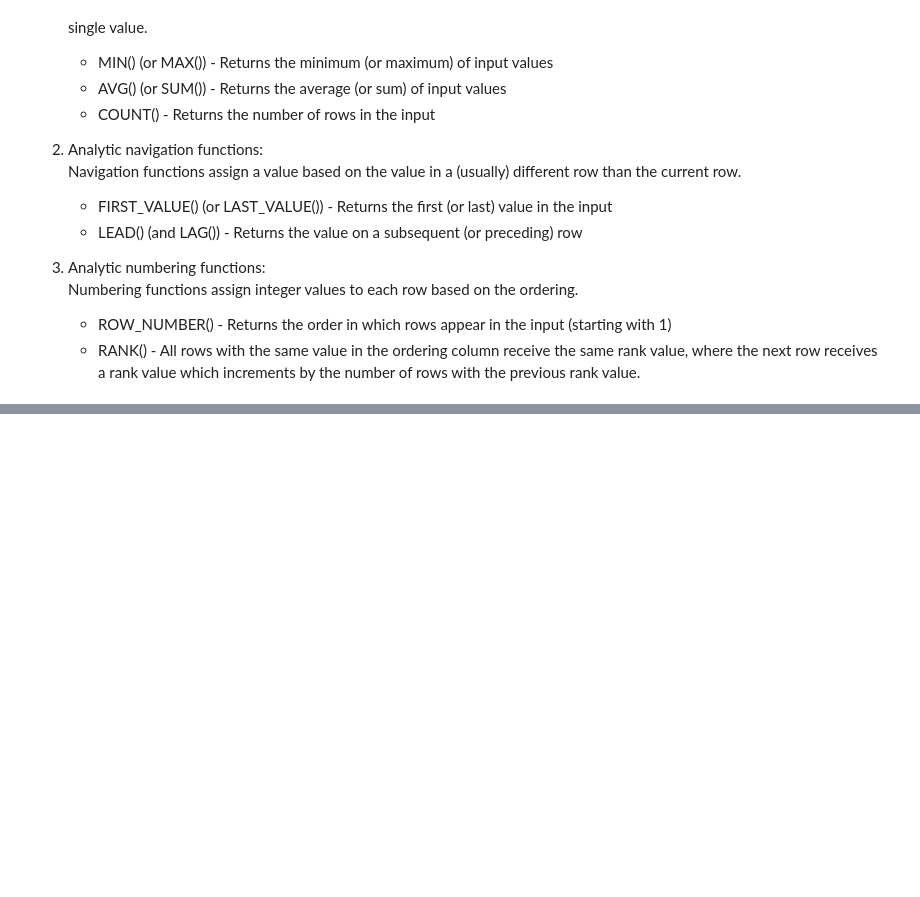
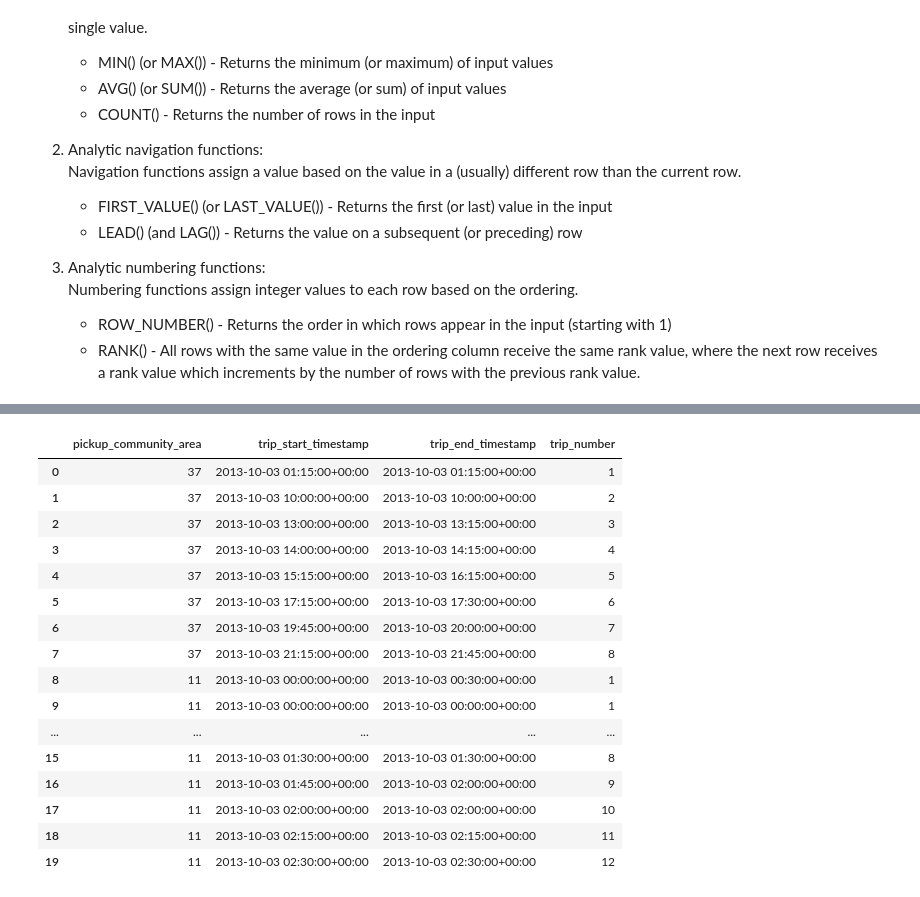
Before and after one commit to jrobador/data_science, a Jupyter notebook: sql-biq_query/analytic_functions.ipynb, the cells around one changed output, grey strips where cells are left out. Drawn from its saved outputs; the diff is of its cells as text; code cells hidden in the pictures; blank space fills up the shorter version.

```diff
--- a/sql-biq_query/analytic_functions.ipynb
+++ b/sql-biq_query/analytic_functions.ipynb
@@ -39,0 +43,14 @@ The example above uses only one of many analytic functions. BigQuery supports a
+# %%
+from google.cloud import bigquery
+
+client = bigquery.Client(project="sqlbigquery7711")
+
+dataset_ref = client.dataset("chicago_taxi_trips", project="bigquery-public-data")
+
+dataset = client.get_dataset(dataset_ref)
+
+table_ref = dataset_ref.table("taxi_trips")
+
+table = client.get_table(table_ref)
+
+client.list_rows(table, max_results=5).to_dataframe()
@@ -39,0 +117,37 @@ The example above uses only one of many analytic functions. BigQuery supports a
+# %%
+trip_number_query = """
+                    SELECT pickup_community_area,
+                        trip_start_timestamp,
+                        trip_end_timestamp,
+                        RANK()
+                        OVER(
+                            PARTITION BY pickup_community_area
+                            ORDER BY trip_start_timestamp
+                        ) AS trip_number
+                    FROM `bigquery-public-data.chicago_taxi_trips.taxi_trips`
+                    WHERE DATE(trip_start_timestamp) = '2013-10-03'
+                    """
+
+query_job = client.query(trip_number_query)
+
+query_df = query_job.to_dataframe()
+# %%
+query_df.head(20)
+# %% [output]
+|  | pickup_community_area | trip_start_timestamp | trip_end_timestamp | trip_number |
+| 0 | 37 | 2013-10-03 01:15:00+00:00 | 2013-10-03 01:15:00+00:00 | 1 |
+| 1 | 37 | 2013-10-03 10:00:00+00:00 | 2013-10-03 10:00:00+00:00 | 2 |
+| 2 | 37 | 2013-10-03 13:00:00+00:00 | 2013-10-03 13:15:00+00:00 | 3 |
+| 3 | 37 | 2013-10-03 14:00:00+00:00 | 2013-10-03 14:15:00+00:00 | 4 |
+| 4 | 37 | 2013-10-03 15:15:00+00:00 | 2013-10-03 16:15:00+00:00 | 5 |
+| 5 | 37 | 2013-10-03 17:15:00+00:00 | 2013-10-03 17:30:00+00:00 | 6 |
+| 6 | 37 | 2013-10-03 19:45:00+00:00 | 2013-10-03 20:00:00+00:00 | 7 |
+| 7 | 37 | 2013-10-03 21:15:00+00:00 | 2013-10-03 21:45:00+00:00 | 8 |
+| 8 | 11 | 2013-10-03 00:00:00+00:00 | 2013-10-03 00:30:00+00:00 | 1 |
+| 9 | 11 | 2013-10-03 00:00:00+00:00 | 2013-10-03 00:00:00+00:00 | 1 |
+| ... | ... | ... | ... | ... |
+| 15 | 11 | 2013-10-03 01:30:00+00:00 | 2013-10-03 01:30:00+00:00 | 8 |
+| 16 | 11 | 2013-10-03 01:45:00+00:00 | 2013-10-03 02:00:00+00:00 | 9 |
+| 17 | 11 | 2013-10-03 02:00:00+00:00 | 2013-10-03 02:00:00+00:00 | 10 |
+| 18 | 11 | 2013-10-03 02:15:00+00:00 | 2013-10-03 02:15:00+00:00 | 11 |
+| 19 | 11 | 2013-10-03 02:30:00+00:00 | 2013-10-03 02:30:00+00:00 | 12 |
```
Also changed, not shown: parts of 11 cells of this notebook.
